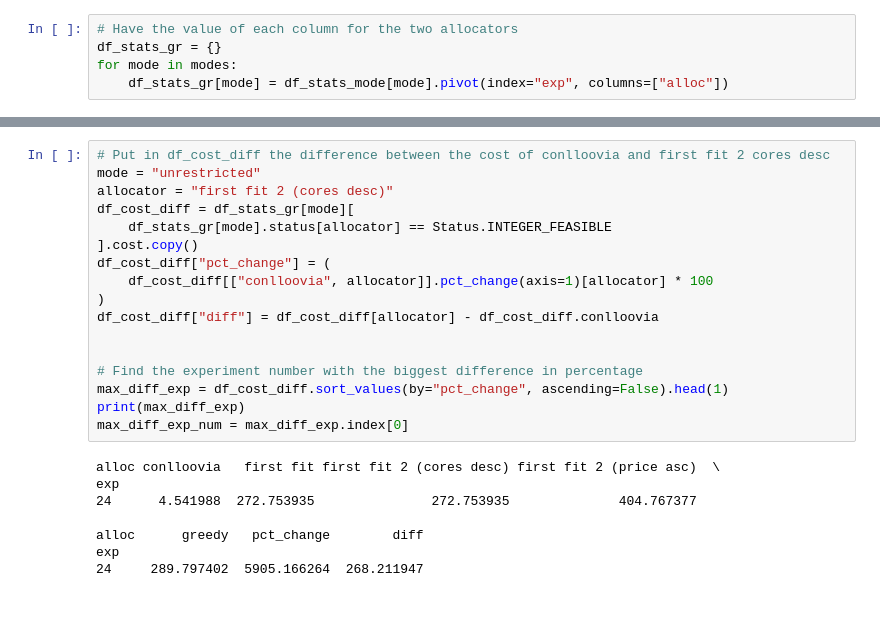
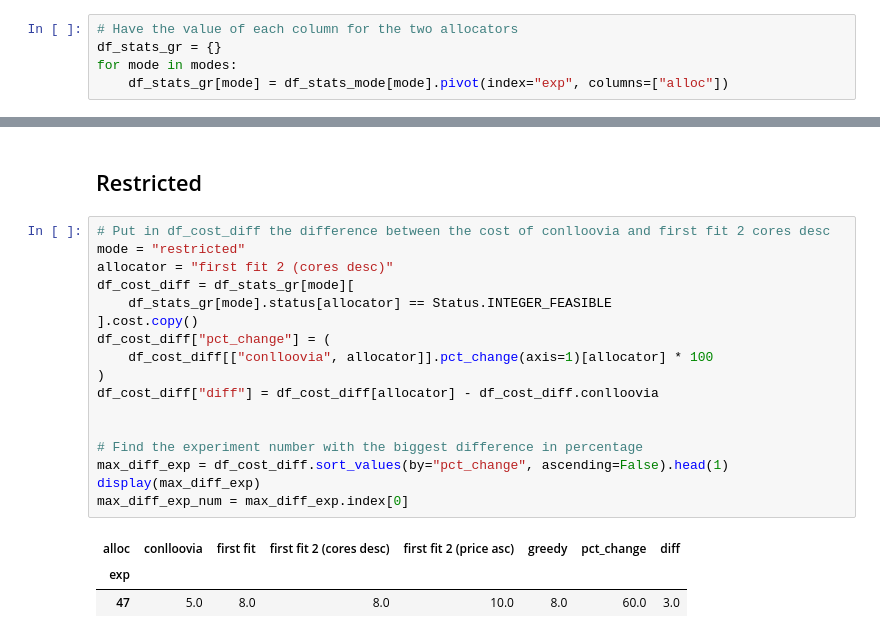
Before and after one commit to asi-uniovi/conlloovia_exp, a Jupyter notebook: ExpSize.ipynb, the cells around one changed output, grey strips where cells are left out. Saved outputs shown, nothing was run; the diff lists cells and outputs as text; blank space fills up the shorter version.

```diff
--- a/ExpSize.ipynb
+++ b/ExpSize.ipynb
@@ -848,25 +1014,23 @@ for mode in modes:
+# %% [markdown]
+## Restricted
 # %%
 # Put in df_cost_diff the difference between the cost of conlloovia and first fit 2 cores desc
-mode = "unrestricted"
+mode = "restricted"
 allocator = "first fit 2 (cores desc)"
 df_cost_diff = df_stats_gr[mode][
     df_stats_gr[mode].status[allocator] == Status.INTEGER_FEASIBLE
 ].cost.copy()
 df_cost_diff["pct_change"] = (
     df_cost_diff[["conlloovia", allocator]].pct_change(axis=1)[allocator] * 100
 )
 df_cost_diff["diff"] = df_cost_diff[allocator] - df_cost_diff.conlloovia
 
 
 # Find the experiment number with the biggest difference in percentage
 max_diff_exp = df_cost_diff.sort_values(by="pct_change", ascending=False).head(1)
-print(max_diff_exp)
+display(max_diff_exp)
 max_diff_exp_num = max_diff_exp.index[0]
 # %% [output]
-alloc conlloovia   first fit first fit 2 (cores desc) first fit 2 (price asc)  \
-exp
-24      4.541988  272.753935               272.753935              404.767377
-
-alloc      greedy   pct_change        diff
-exp
-24     289.797402  5905.166264  268.211947
+| alloc | conlloovia | first fit | first fit 2 (cores desc) | first fit 2 (price asc) | greedy | pct_change | diff |
+| exp |  |  |  |  |  |  |  |
+| 47 | 5.0 | 8.0 | 8.0 | 10.0 | 8.0 | 60.0 | 3.0 |
```
Also changed, not shown: parts of 12 cells of this notebook, 2 other files.
